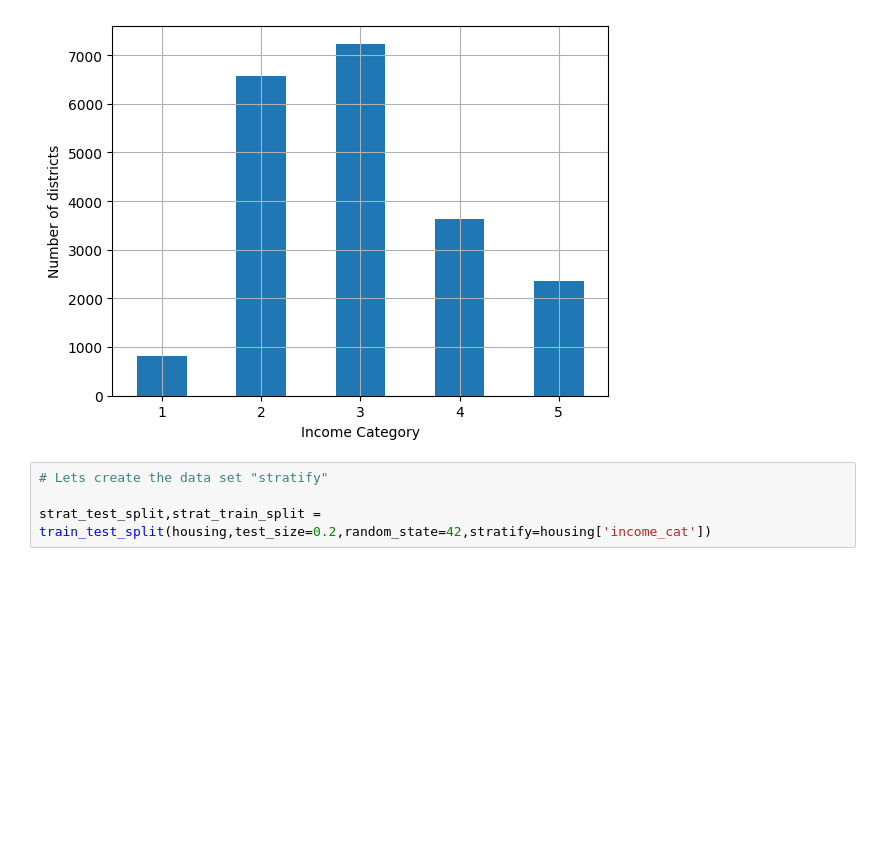
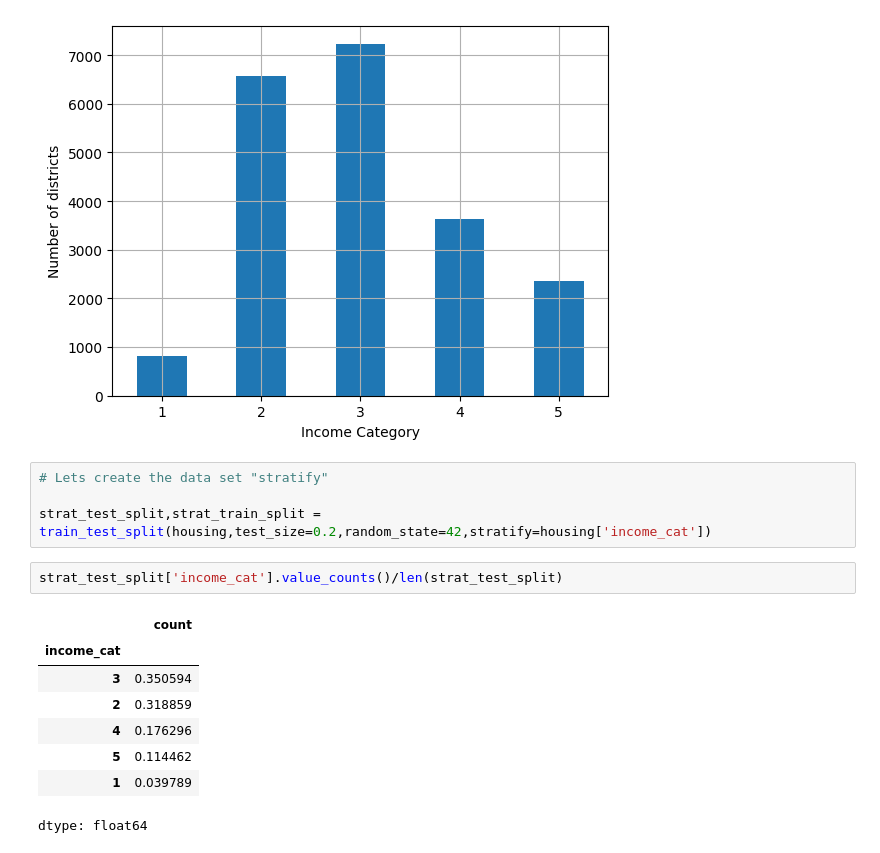
Before and after one commit to Abhi-pacific/housing_price_prediction, a Jupyter notebook: Housing_Price_Prediction.ipynb, the cells around one changed output. Drawn from its saved outputs; the diff is of its cells as text; blank space fills up the shorter version.

```diff
--- a/Housing_Price_Prediction.ipynb
+++ b/Housing_Price_Prediction.ipynb
@@ -101,3 +101,14 @@ Text(0, 0.5, 'Number of districts')
 # Lets create the data set "stratify"
 
 strat_test_split,strat_train_split = train_test_split(housing,test_size=0.2,random_state=42,stratify=housing['income_cat'])
+# %%
+strat_test_split['income_cat'].value_counts()/len(strat_test_split)
+# %% [output]
+|  | count |
+| income_cat |  |
+| 3 | 0.350594 |
+| 2 | 0.318859 |
+| 4 | 0.176296 |
+| 5 | 0.114462 |
+| 1 | 0.039789 |
+dtype: float64
```
Also changed, not shown: parts of 5 cells of this notebook.
